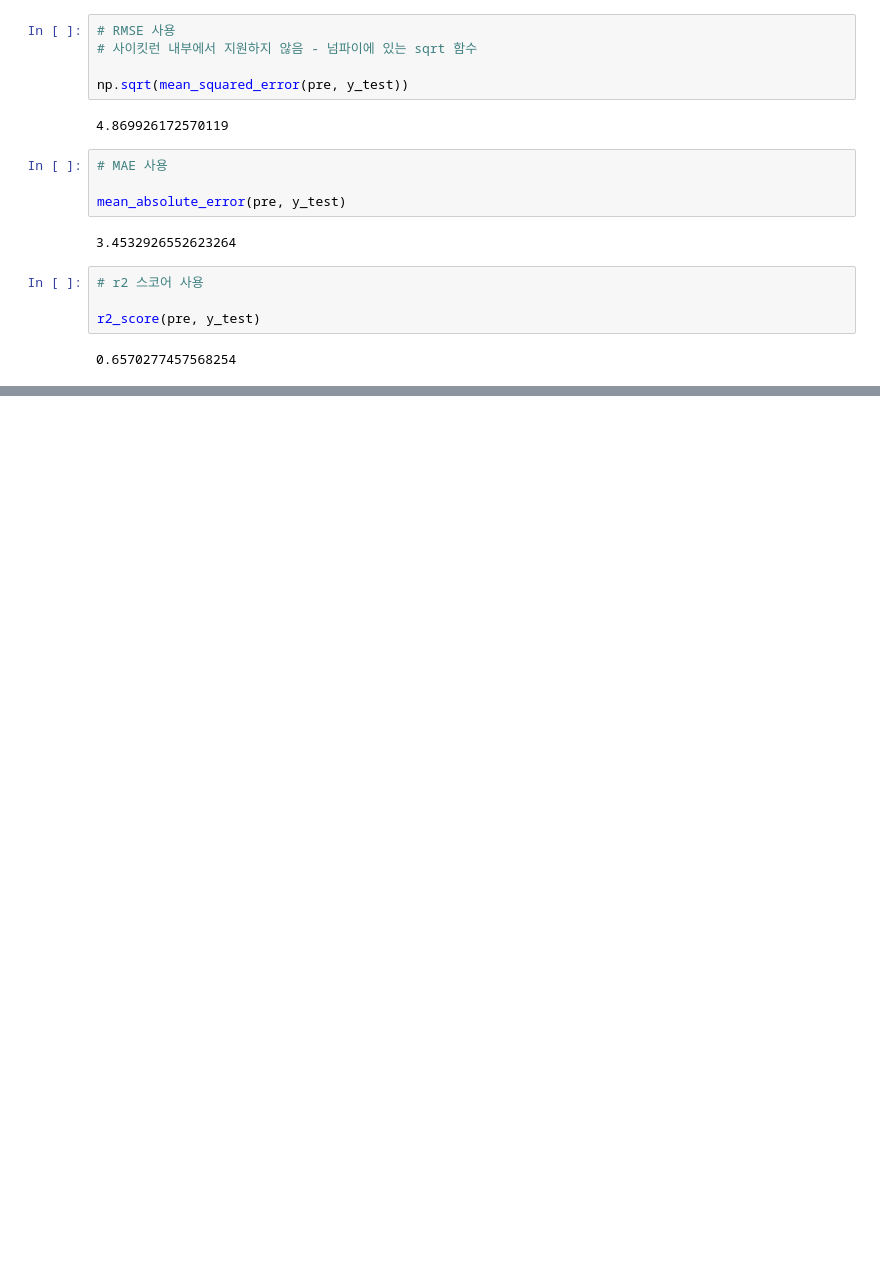
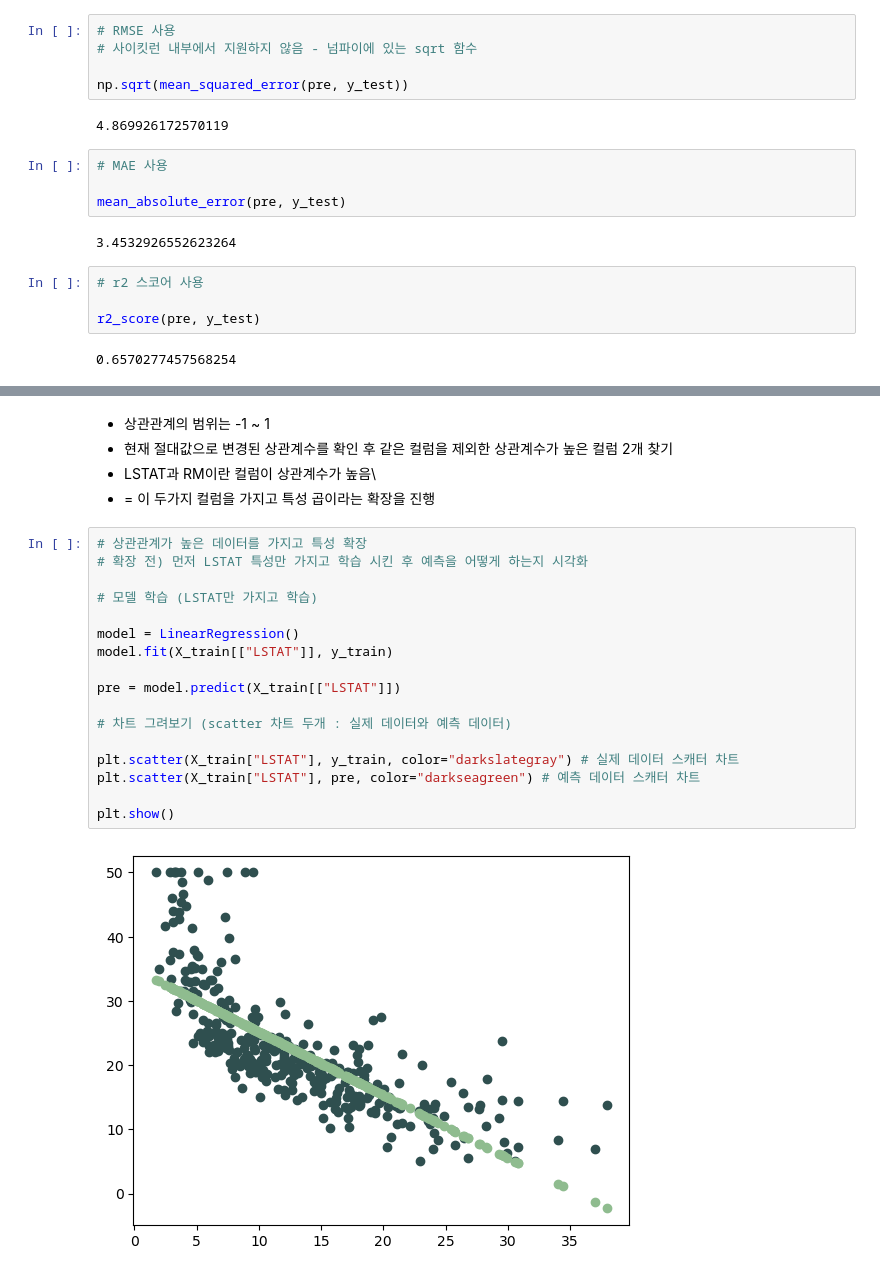
Before and after one commit to soohyun020812/SW_MachineLearning, a Jupyter notebook: 0808 ex06 선형회귀를 이용해 보스턴 주택가격 예측 실습.ipynb, the cells around one changed output, grey strips where cells are left out. Saved outputs shown, nothing was run; the diff lists cells and outputs as text; blank space fills up the shorter version.

```diff
--- a/0808 ex06 선형회귀를 이용해 보스턴 주택가격 예측 실습.ipynb
+++ b/0808 ex06 선형회귀를 이용해 보스턴 주택가격 예측 실습.ipynb
@@ -239,0 +334,24 @@ r2_score(pre, y_test)
+# %% [markdown]
+- 상관관계의 범위는 -1 ~ 1
+- 현재 절대값으로 변경된 상관계수를 확인 후 같은 컬럼을 제외한 상관계수가 높은 컬럼 2개 찾기
+- LSTAT과 RM이란 컬럼이 상관계수가 높음\
+- = 이 두가지 컬럼을 가지고 특성 곱이라는 확장을 진행
+# %%
+# 상관관계가 높은 데이터를 가지고 특성 확장
+# 확장 전) 먼저 LSTAT 특성만 가지고 학습 시킨 후 예측을 어떻게 하는지 시각화
+
+# 모델 학습 (LSTAT만 가지고 학습)
+
+model = LinearRegression()
+model.fit(X_train[["LSTAT"]], y_train)
+
+pre = model.predict(X_train[["LSTAT"]])
+
+# 차트 그려보기 (scatter 차트 두개 : 실제 데이터와 예측 데이터)
+
+plt.scatter(X_train["LSTAT"], y_train, color="darkslategray") # 실제 데이터 스캐터 차트
+plt.scatter(X_train["LSTAT"], pre, color="darkseagreen") # 예측 데이터 스캐터 차트
+
+plt.show()
+# %% [output]
+[figure, added]
```
Also changed, not shown: parts of 57 cells of this notebook, 1 other file.
